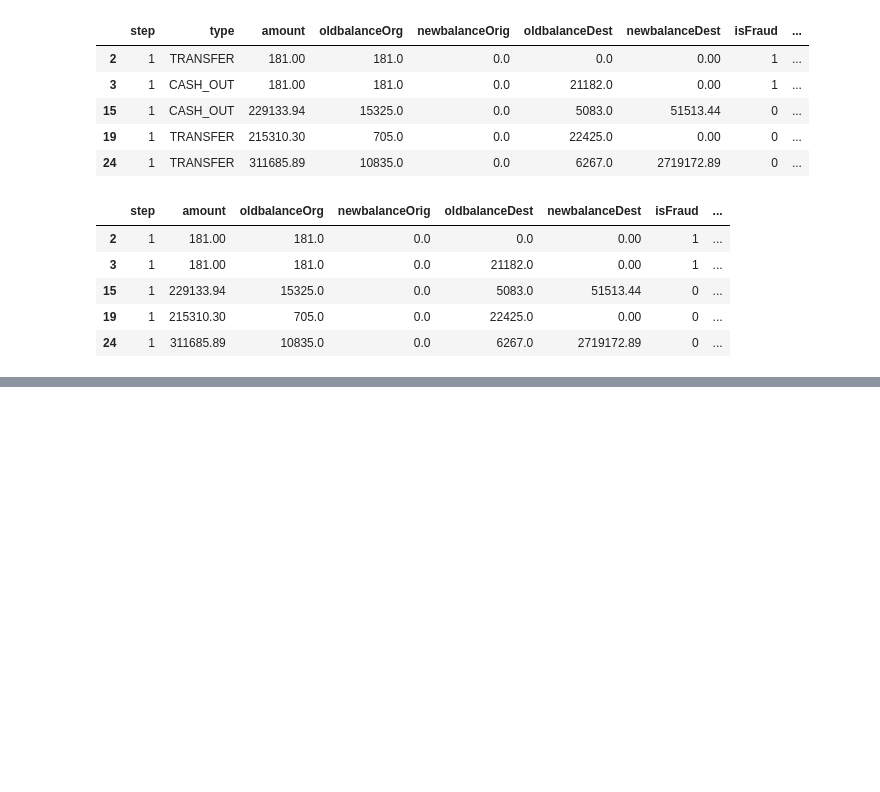
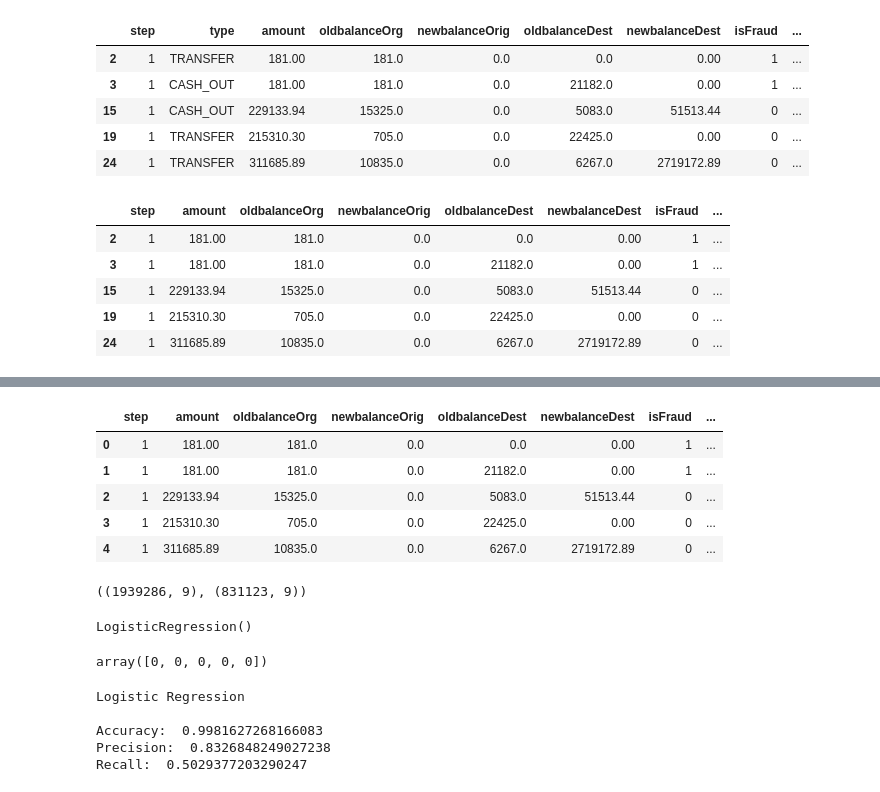
Before and after one commit to iconbaypark2900/mldetection, a Jupyter notebook: detection.ipynb, the cells around one changed output, grey strips where cells are left out. Saved outputs shown, nothing was run; the diff lists cells and outputs as text; code cells hidden in the pictures; blank space fills up the shorter version.

Commit message:
classification models done

```diff
--- a/detection.ipynb
+++ b/detection.ipynb
@@ -192,0 +199,10 @@ transaction_data.to_csv('datasets/preprocessed_transaction_data.csv', index= Fal
+# %%
+transaction_data = pd.read_csv('datasets/preprocessed_transaction_data.csv')
+transaction_data.head()
+# %% [output]
+|  | step | amount | oldbalanceOrg | newbalanceOrig | oldbalanceDest | newbalanceDest | isFraud | ... |
+| 0 | 1 | 181.00 | 181.0 | 0.0 | 0.0 | 0.00 | 1 | ... |
+| 1 | 1 | 181.00 | 181.0 | 0.0 | 21182.0 | 0.00 | 1 | ... |
+| 2 | 1 | 229133.94 | 15325.0 | 0.0 | 5083.0 | 51513.44 | 0 | ... |
+| 3 | 1 | 215310.30 | 705.0 | 0.0 | 22425.0 | 0.00 | 0 | ... |
+| 4 | 1 | 311685.89 | 10835.0 | 0.0 | 6267.0 | 2719172.89 | 0 | ... |
@@ -192,0 +212,31 @@ transaction_data.to_csv('datasets/preprocessed_transaction_data.csv', index= Fal
+# %%
+X_train, X_test, y_train, y_test = train_test_split(X, y, test_size= 0.3, random_state= 123)
+X_train.shape, X_test.shape
+# %% [output]
+((1939286, 9), (831123, 9))
+# %%
+from sklearn.linear_model import LogisticRegression
+logistic_clf = LogisticRegression()
+logistic_clf.fit(X_train, y_train)
+# %% [output]
+LogisticRegression()
+# %%
+y_pred_logistic = logistic_clf.predict(X_test)
+
+y_pred_logistic[:5]
+# %% [output]
+array([0, 0, 0, 0, 0])
+# %%
+from sklearn.metrics import accuracy_score, precision_score, recall_score
+
+print('Logistic Regression\n')
+
+print('Accuracy: ', accuracy_score(y_test, y_pred_logistic))
+print('Precision: ', precision_score(y_test, y_pred_logistic))
+print('Recall: ', recall_score(y_test, y_pred_logistic))
+# %% [output]
+Logistic Regression
+
+Accuracy:  0.9981627268166083
+Precision:  0.8326848249027238
+Recall:  0.5029377203290247
```
Also changed, not shown: parts of 15 cells of this notebook.
